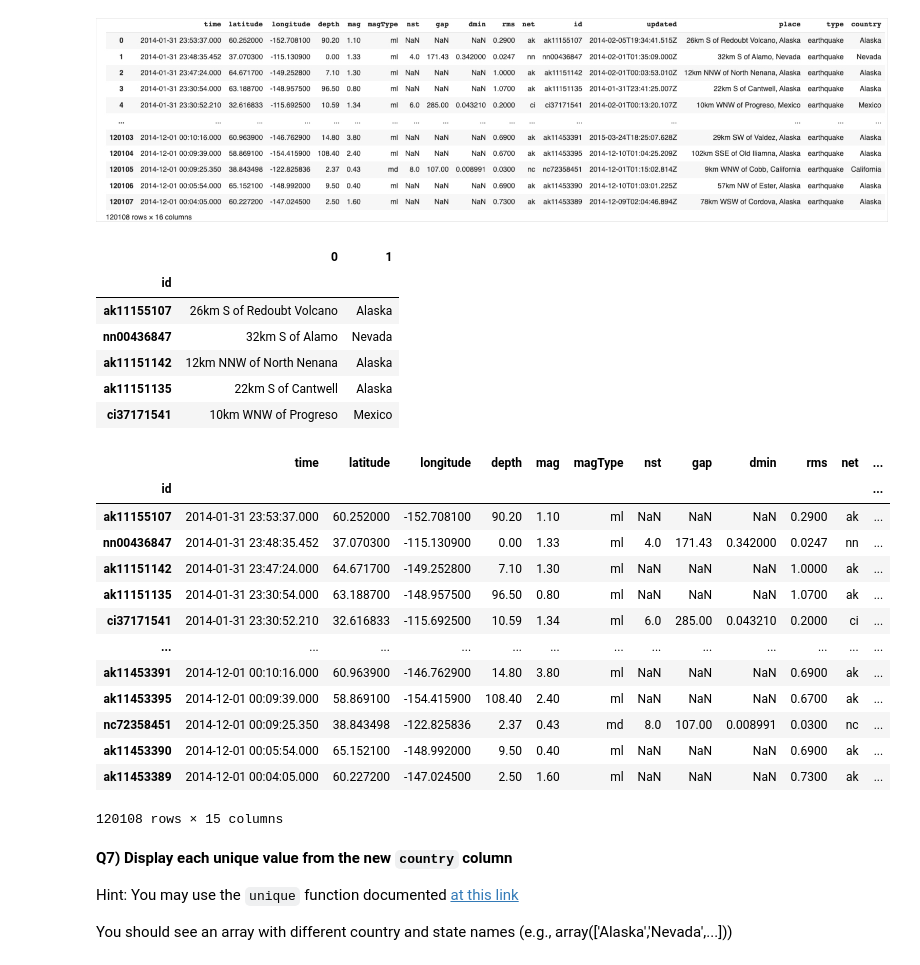
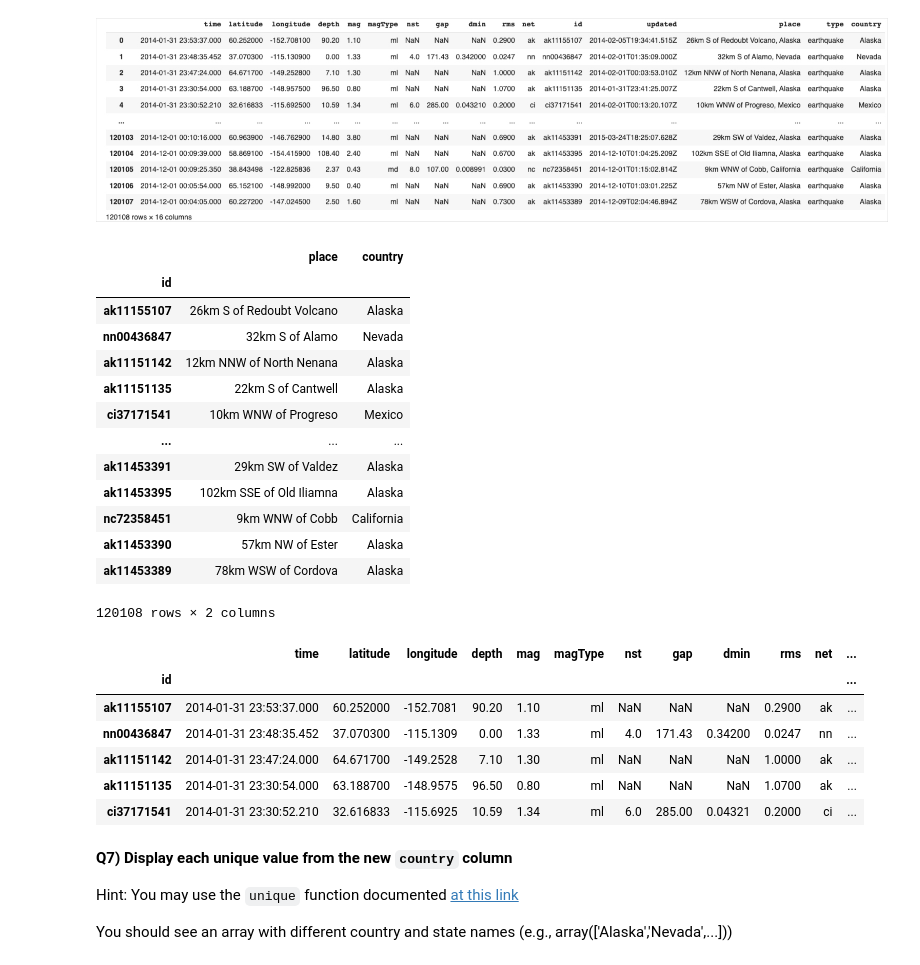
Before and after one commit to ocallaghanm/2022_Intro_Python, a Jupyter notebook: Exercises/W3_S1.ipynb, the cells around one changed output. Saved outputs shown, nothing was run; the diff lists cells and outputs as text; code cells hidden in the pictures.

```diff
--- a/Exercises/W3_S1.ipynb
+++ b/Exercises/W3_S1.ipynb
@@ -206,33 +206,36 @@ Hint 2: You will use `.split()` to extract the country names. The documentation
 # %%
 # Extract the state or country
 country = df.place.str.split(',',expand=True,n=1)
-country.head()
+country.columns = ['place', 'country']
+country
 # %% [output]
-|  | 0 | 1 |
+|  | place | country |
 | id |  |  |
 | ak11155107 | 26km S of Redoubt Volcano | Alaska |
 | nn00436847 | 32km S of Alamo | Nevada |
 | ak11151142 | 12km NNW of North Nenana | Alaska |
 | ak11151135 | 22km S of Cantwell | Alaska |
 | ci37171541 | 10km WNW of Progreso | Mexico |
+| ... | ... | ... |
+| ak11453391 | 29km SW of Valdez | Alaska |
+| ak11453395 | 102km SSE of Old Iliamna | Alaska |
+| nc72358451 | 9km WNW of Cobb | California |
+| ak11453390 | 57km NW of Ester | Alaska |
+| ak11453389 | 78km WSW of Cordova | Alaska |
+120108 rows × 2 columns
 # %%
 # Add it as a new column to the `DataFrame` called `country`
-df.join(country[1])
+df = df.join(country['country'])
+df['place'] = country['place'] #cosmetics to avoid repeating the state in the place column
+df.head()
 # %% [output]
 |  | time | latitude | longitude | depth | mag | magType | nst | gap | dmin | rms | net | ... |
 | id |  |  |  |  |  |  |  |  |  |  |  | ... |
-| ak11155107 | 2014-01-31 23:53:37.000 | 60.252000 | -152.708100 | 90.20 | 1.10 | ml | NaN | NaN | NaN | 0.2900 | ak | ... |
-| nn00436847 | 2014-01-31 23:48:35.452 | 37.070300 | -115.130900 | 0.00 | 1.33 | ml | 4.0 | 171.43 | 0.342000 | 0.0247 | nn | ... |
-| ak11151142 | 2014-01-31 23:47:24.000 | 64.671700 | -149.252800 | 7.10 | 1.30 | ml | NaN | NaN | NaN | 1.0000 | ak | ... |
-| ak11151135 | 2014-01-31 23:30:54.000 | 63.188700 | -148.957500 | 96.50 | 0.80 | ml | NaN | NaN | NaN | 1.0700 | ak | ... |
-| ci37171541 | 2014-01-31 23:30:52.210 | 32.616833 | -115.692500 | 10.59 | 1.34 | ml | 6.0 | 285.00 | 0.043210 | 0.2000 | ci | ... |
-| ... | ... | ... | ... | ... | ... | ... | ... | ... | ... | ... | ... | ... |
-| ak11453391 | 2014-12-01 00:10:16.000 | 60.963900 | -146.762900 | 14.80 | 3.80 | ml | NaN | NaN | NaN | 0.6900 | ak | ... |
-| ak11453395 | 2014-12-01 00:09:39.000 | 58.869100 | -154.415900 | 108.40 | 2.40 | ml | NaN | NaN | NaN | 0.6700 | ak | ... |
-| nc72358451 | 2014-12-01 00:09:25.350 | 38.843498 | -122.825836 | 2.37 | 0.43 | md | 8.0 | 107.00 | 0.008991 | 0.0300 | nc | ... |
-| ak11453390 | 2014-12-01 00:05:54.000 | 65.152100 | -148.992000 | 9.50 | 0.40 | ml | NaN | NaN | NaN | 0.6900 | ak | ... |
-| ak11453389 | 2014-12-01 00:04:05.000 | 60.227200 | -147.024500 | 2.50 | 1.60 | ml | NaN | NaN | NaN | 0.7300 | ak | ... |
+| ak11155107 | 2014-01-31 23:53:37.000 | 60.252000 | -152.7081 | 90.20 | 1.10 | ml | NaN | NaN | NaN | 0.2900 | ak | ... |
+| nn00436847 | 2014-01-31 23:48:35.452 | 37.070300 | -115.1309 | 0.00 | 1.33 | ml | 4.0 | 171.43 | 0.34200 | 0.0247 | nn | ... |
+| ak11151142 | 2014-01-31 23:47:24.000 | 64.671700 | -149.2528 | 7.10 | 1.30 | ml | NaN | NaN | NaN | 1.0000 | ak | ... |
+| ak11151135 | 2014-01-31 23:30:54.000 | 63.188700 | -148.9575 | 96.50 | 0.80 | ml | NaN | NaN | NaN | 1.0700 | ak | ... |
+| ci37171541 | 2014-01-31 23:30:52.210 | 32.616833 | -115.6925 | 10.59 | 1.34 | ml | 6.0 | 285.00 | 0.04321 | 0.2000 | ci | ... |
-120108 rows × 15 columns
 # %% [markdown]
 **Q7) Display each unique value from the new `country` column**
 
```
Also changed, not shown: parts of 5 cells of this notebook.
